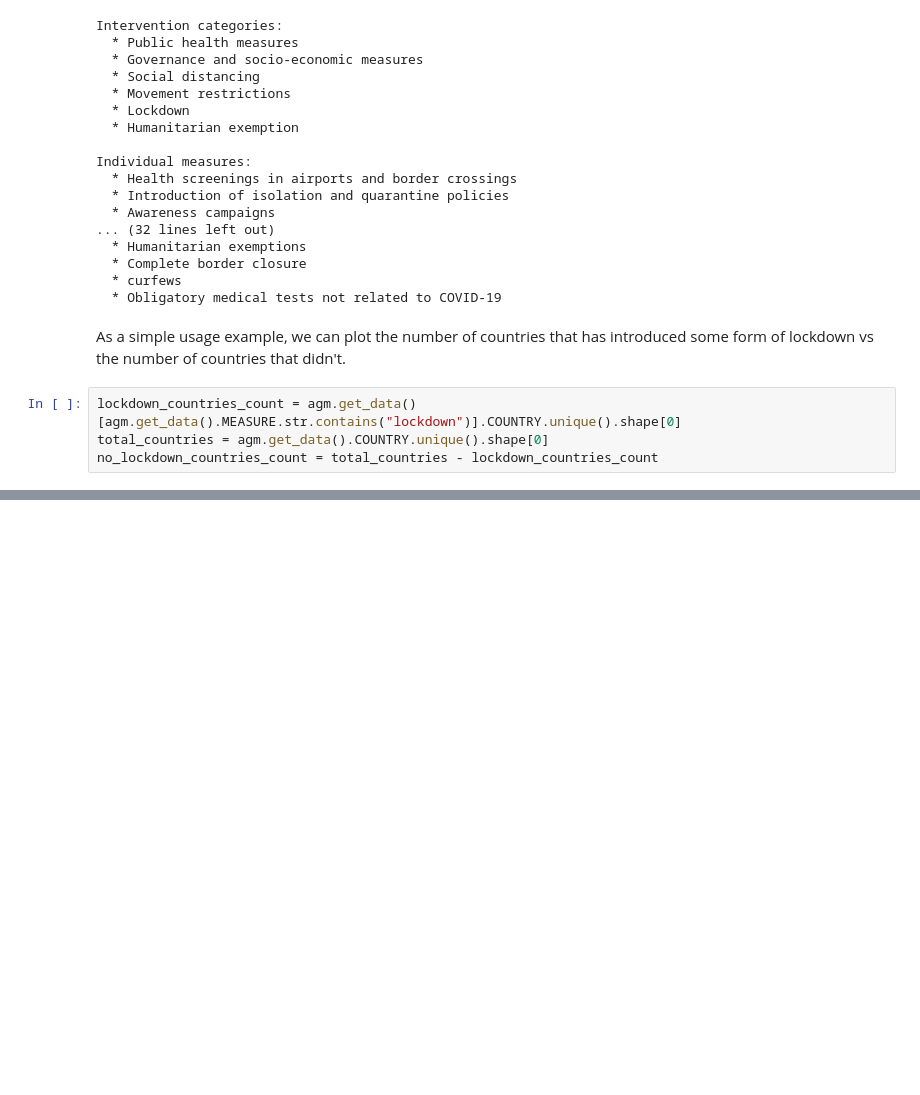
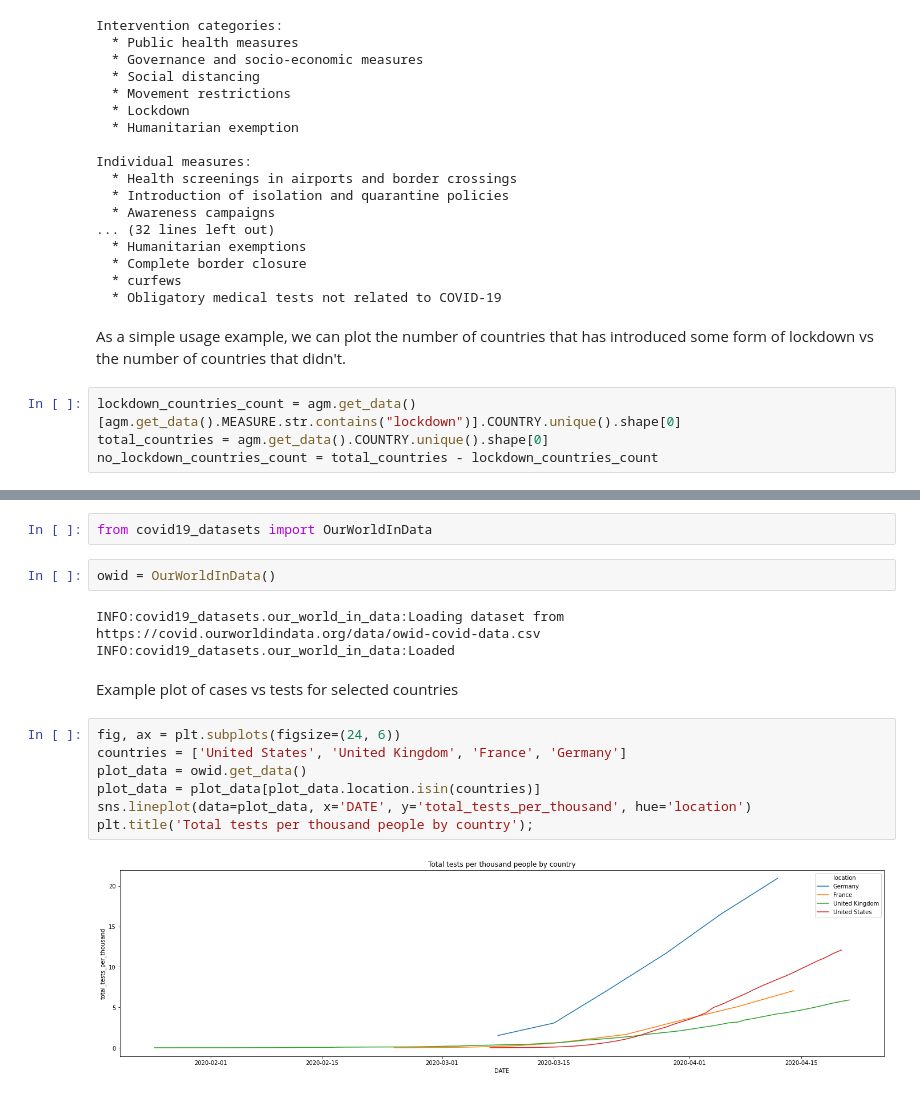
Before and after one commit to rs-delve/covid19_datasets, a Jupyter notebook: usage_example.ipynb, the cells around one changed output, grey strips where cells are left out. Cells and saved outputs as stored; diff of their text form; blank space fills up the shorter version.

Commit message:
Update usage example

```diff
--- a/usage_example.ipynb
+++ b/usage_example.ipynb
@@ -200,0 +205,18 @@ plt.title('Full or partial lockdown in different countries');
+# %%
+from covid19_datasets import OurWorldInData
+# %%
+owid = OurWorldInData()
+# %% [output]
+INFO:covid19_datasets.our_world_in_data:Loading dataset from https://covid.ourworldindata.org/data/owid-covid-data.csv
+INFO:covid19_datasets.our_world_in_data:Loaded
+# %% [markdown]
+Example plot of cases vs tests for selected countries
+# %%
+fig, ax = plt.subplots(figsize=(24, 6))
+countries = ['United States', 'United Kingdom', 'France', 'Germany']
+plot_data = owid.get_data()
+plot_data = plot_data[plot_data.location.isin(countries)]
+sns.lineplot(data=plot_data, x='DATE', y='total_tests_per_thousand', hue='location')
+plt.title('Total tests per thousand people by country');
+# %% [output]
+[figure, added]
```
Also changed, not shown: parts of 6 cells of this notebook.
